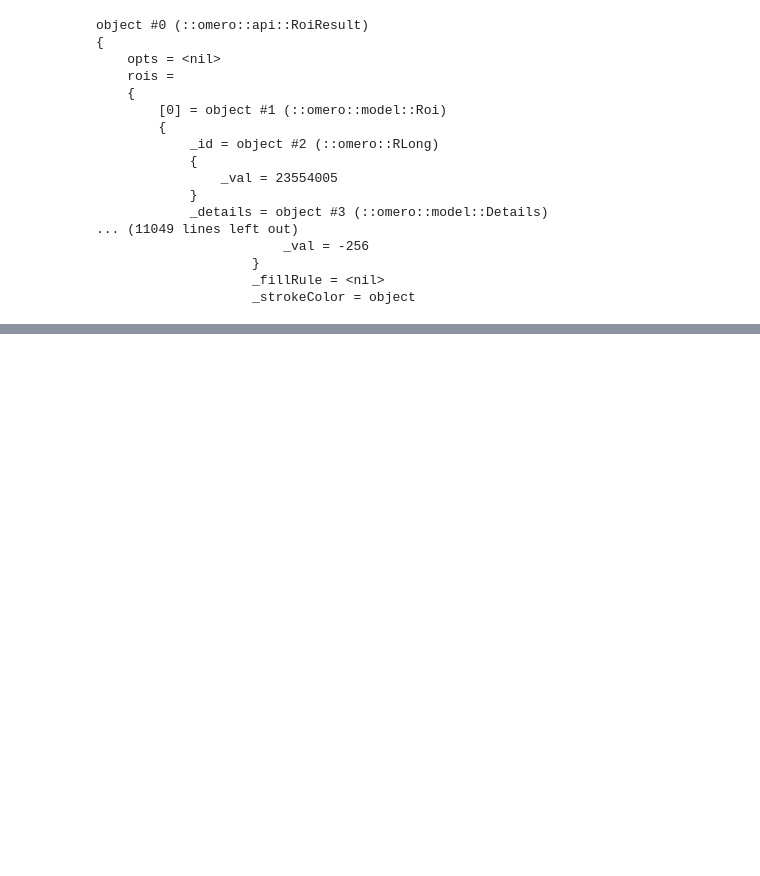
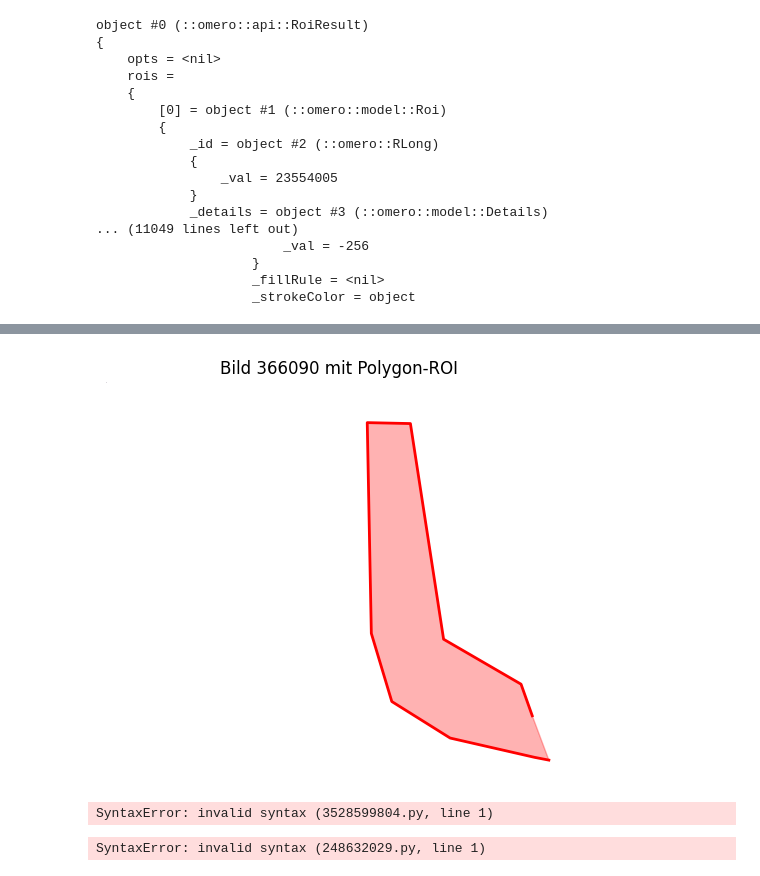
Before and after one commit to alishadc45/SN-staining-omero, a Jupyter notebook: Omero-py.ipynb, the cells around one changed output, grey strips where cells are left out. Cells and saved outputs as stored; diff of their text form; code cells hidden in the pictures; blank space fills up the shorter version.

Commit message:
Update: Polygon-ROI Visualisierung und Thumbnail-Laden

```diff
--- a/Omero-py.ipynb
+++ b/Omero-py.ipynb
@@ -261,0 +408,44 @@ object #0 (::omero::api::RoiResult)
+# %%
+import matplotlib.pyplot as plt
+from PIL import Image
+import io
+import numpy as np
+from omero.gateway import BlitzGateway
+
+# --- Verbindung zu OMERO ---
+conn = BlitzGateway("DiCarmine", "Leon1701!", host="134.76.18.202", port=4064, group = 'AG Stadelmann')
+conn.connect()
+
+# --- Bild abrufen ---
+image_id = 366090
+image = conn.getObject("Image", image_id)
+
+# --- Thumbnail abrufen und in NumPy-Array konvertieren ---
+thumb_bytes = image.getThumbnail()              # Bytes vom Server
+thumb = Image.open(io.BytesIO(thumb_bytes))     # Pillow Image öffnen
+thumb_array = np.array(thumb)                   # In NumPy Array umwandeln
+
+# --- Beispiel: Polygon-Koordinaten ---
+# x_coords, y_coords müssen vorher aus PolygonI extrahiert worden sein
+# Beispiel:
+x_coords = [60355.47760689865, 58767.97913224167, 47800.57580349356, 43102.07690737105, 36989.48056836633, 37568.54800357006, 40466.36756998258, 48728.431717241154, 60688.36877079206, 62704.928079432124]
+y_coords = [47221.71397459721, 42747.926077800716, 36381.173439876155, 5845.639941404252, 5713.660786856605, 35556.269109155866, 45202.58605766402, 50374.32415316701, 53107.952218226215, 53497.99803078536]
+
+# --- Visualisierung ---
+plt.figure(figsize=(6,6))
+plt.imshow(thumb_array, cmap='gray')
+plt.plot(x_coords, y_coords, color='red', linewidth=2)  # Polygon zeichnen
+plt.fill(x_coords, y_coords, color='red', alpha=0.3)    # Polygon füllen (optional)
+plt.axis('off')
+plt.title(f"Bild {image_id} mit Polygon-ROI")
+plt.show()
+# %% [output]
+[figure, added]
+# %%
+git status
+# %% [output]
+SyntaxError: invalid syntax (3528599804.py, line 1)
+# %%
+git commit -m "Update: Polygon-ROI Visualisierung und Thumbnail-Laden"
+# %% [output]
+SyntaxError: invalid syntax (248632029.py, line 1)
```
Also changed, not shown: parts of 15 cells of this notebook.
